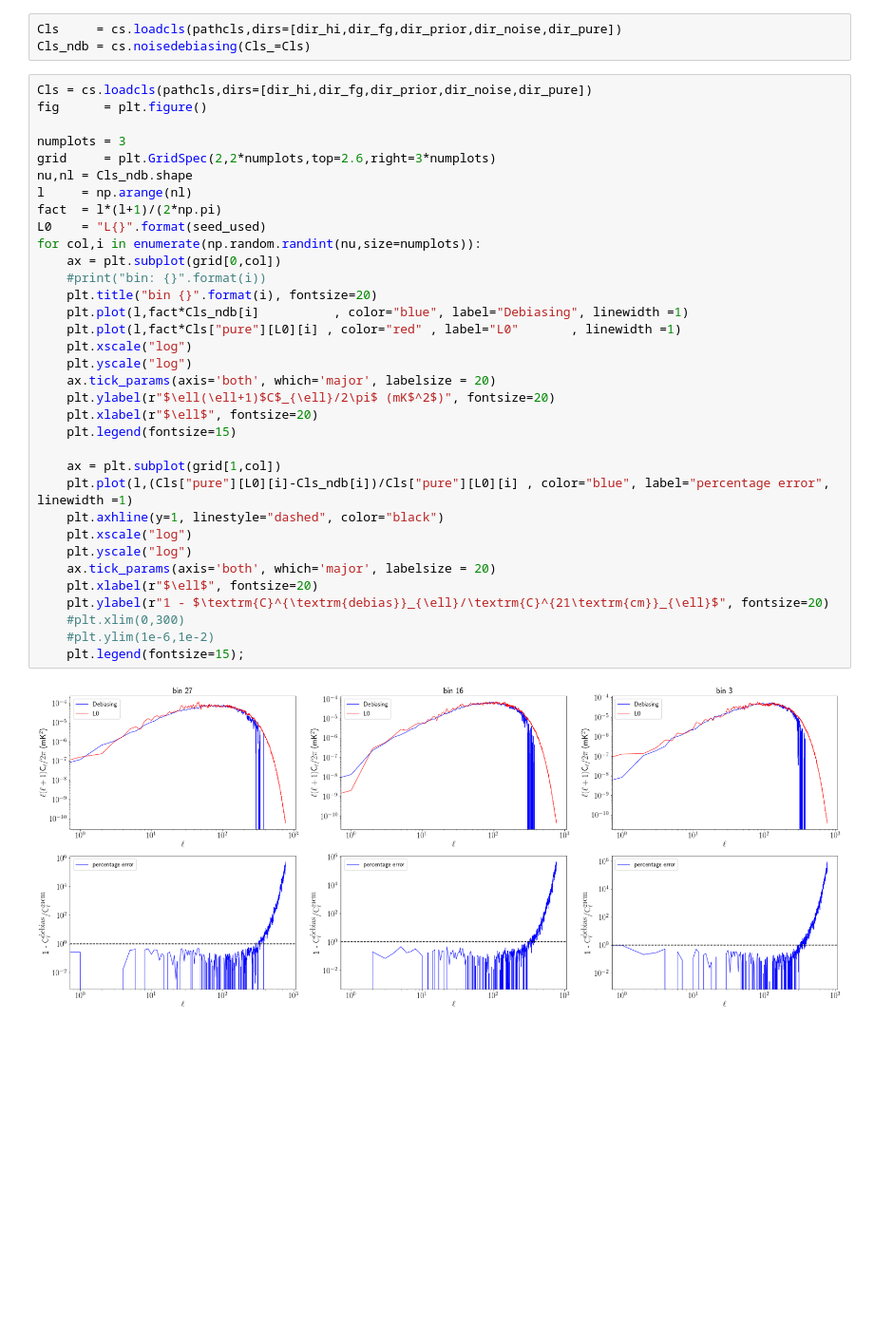
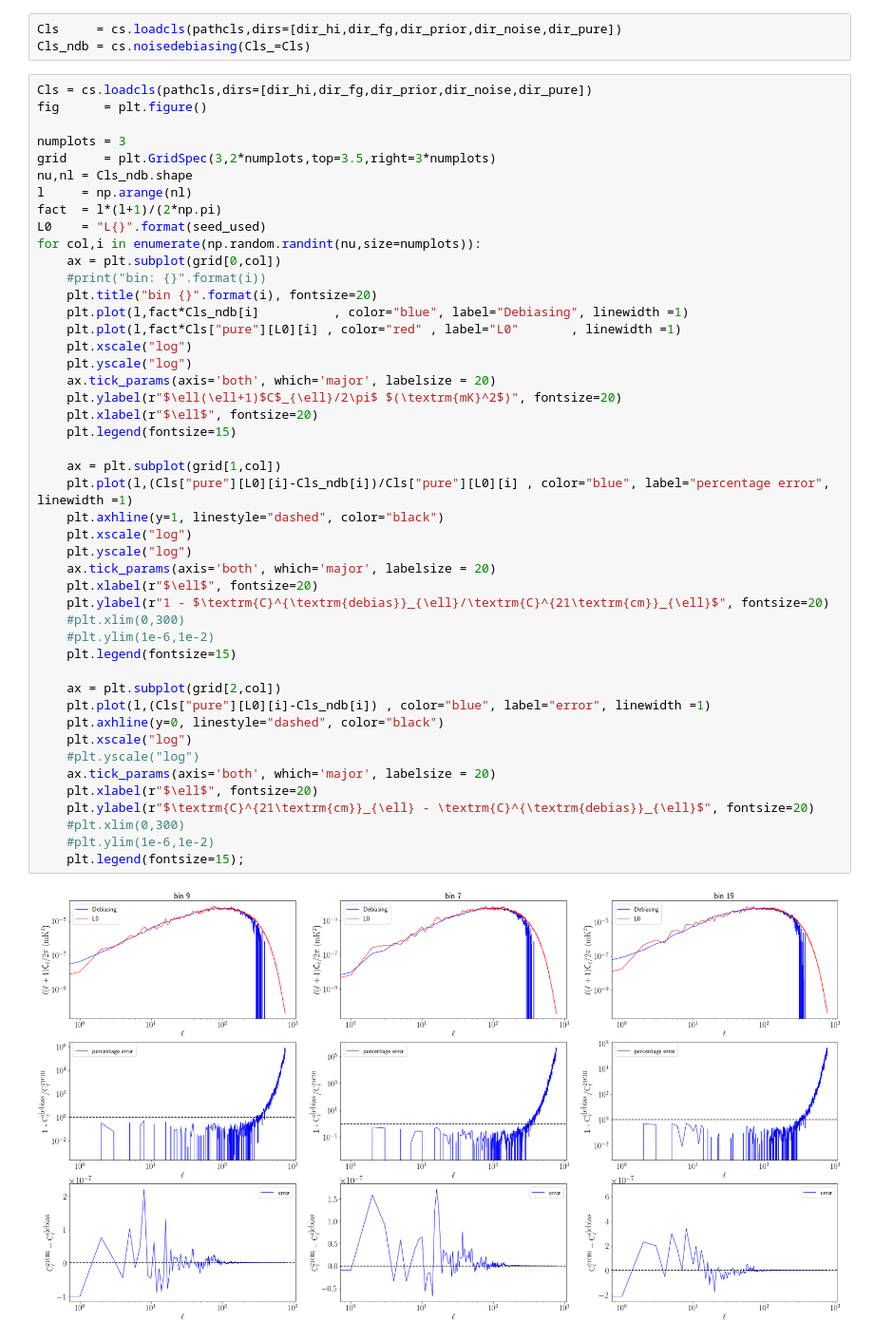
Before and after one commit to zxcorr/ComponentSeparation, a Jupyter notebook: Alessandro/NoiseDebiasing2GMCA_analysis.ipynb, the cells around one changed output. Shown at 95% size. Saved outputs shown, nothing was run; the diff lists cells and outputs as text; blank space fills up the shorter version.

```diff
--- a/Alessandro/NoiseDebiasing2GMCA_analysis.ipynb
+++ b/Alessandro/NoiseDebiasing2GMCA_analysis.ipynb
@@ -48,34 +44,46 @@ Cls = cs.loadcls(pathcls,dirs=[dir_hi,dir_fg,dir_prior,dir_noise,dir_pure])
 fig      = plt.figure()
 
 numplots = 3
-grid     = plt.GridSpec(2,2*numplots,top=2.6,right=3*numplots)
+grid     = plt.GridSpec(3,2*numplots,top=3.5,right=3*numplots)
 nu,nl = Cls_ndb.shape
 l     = np.arange(nl)
 fact  = l*(l+1)/(2*np.pi)
 L0    = "L{}".format(seed_used)
 for col,i in enumerate(np.random.randint(nu,size=numplots)):
     ax = plt.subplot(grid[0,col])
     #print("bin: {}".format(i))
     plt.title("bin {}".format(i), fontsize=20)
     plt.plot(l,fact*Cls_ndb[i]          , color="blue", label="Debiasing", linewidth =1)
     plt.plot(l,fact*Cls["pure"][L0][i] , color="red" , label="L0"       , linewidth =1)
     plt.xscale("log")
     plt.yscale("log")
     ax.tick_params(axis='both', which='major', labelsize = 20)
-    plt.ylabel(r"$\ell(\ell+1)$C$_{\ell}/2\pi$ (mK$^2$)", fontsize=20)
+    plt.ylabel(r"$\ell(\ell+1)$C$_{\ell}/2\pi$ $(\textrm{mK}^2$)", fontsize=20)
     plt.xlabel(r"$\ell$", fontsize=20)
     plt.legend(fontsize=15)
 
     ax = plt.subplot(grid[1,col])
     plt.plot(l,(Cls["pure"][L0][i]-Cls_ndb[i])/Cls["pure"][L0][i] , color="blue", label="percentage error", linewidth =1)
     plt.axhline(y=1, linestyle="dashed", color="black")
     plt.xscale("log")
     plt.yscale("log")
     ax.tick_params(axis='both', which='major', labelsize = 20)
     plt.xlabel(r"$\ell$", fontsize=20)
     plt.ylabel(r"1 - $\textrm{C}^{\textrm{debias}}_{\ell}/\textrm{C}^{21\textrm{cm}}_{\ell}$", fontsize=20)
     #plt.xlim(0,300)
     #plt.ylim(1e-6,1e-2)
+    plt.legend(fontsize=15)
+
+    ax = plt.subplot(grid[2,col])
+    plt.plot(l,(Cls["pure"][L0][i]-Cls_ndb[i]) , color="blue", label="error", linewidth =1)
+    plt.axhline(y=0, linestyle="dashed", color="black")
+    plt.xscale("log")
+    #plt.yscale("log")
+    ax.tick_params(axis='both', which='major', labelsize = 20)
+    plt.xlabel(r"$\ell$", fontsize=20)
+    plt.ylabel(r"$\textrm{C}^{21\textrm{cm}}_{\ell} - \textrm{C}^{\textrm{debias}}_{\ell}$", fontsize=20)
+    #plt.xlim(0,300)
+    #plt.ylim(1e-6,1e-2)
     plt.legend(fontsize=15);
 # %% [output]
-[figure, old version]
+[figure, new version]
```
Also changed, not shown: parts of 1 cell of this notebook, 1 other file.
